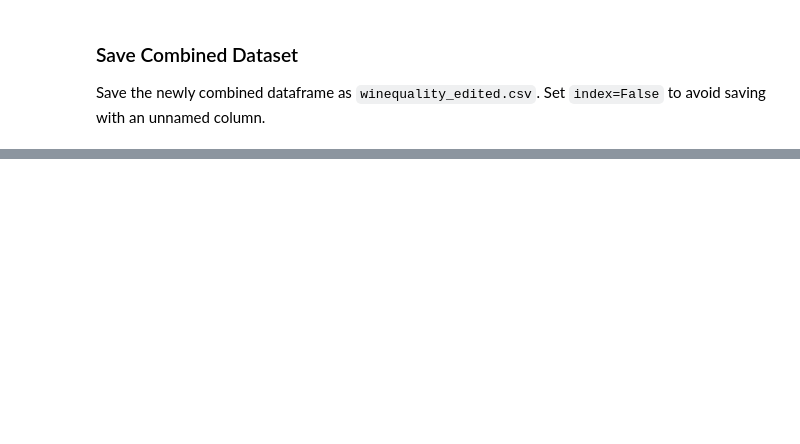
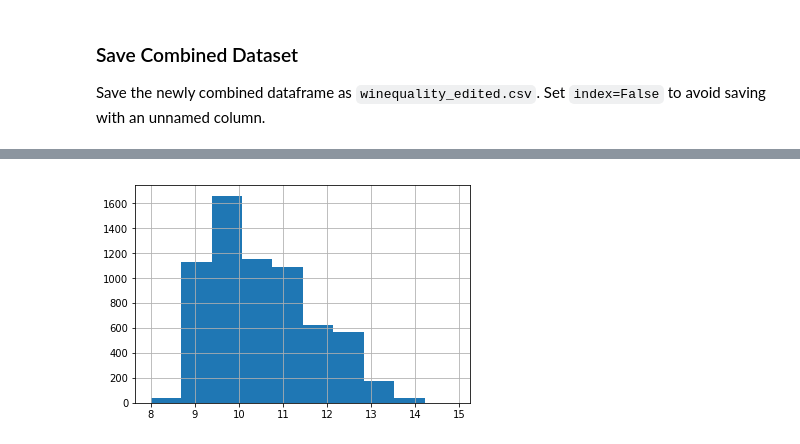
Before and after one commit to emilylauyw/Udacity_DAND_CaseStudy1-Investigate_Wine_Quality_Data_Set, a Jupyter notebook: investigate_wine_quality.ipynb, the cells around one changed output, grey strips where cells are left out. Cells and saved outputs as stored; diff of their text form; code cells hidden in the pictures; blank space fills up the shorter version.

```diff
--- a/investigate_wine_quality.ipynb
+++ b/investigate_wine_quality.ipynb
@@ -173,0 +234,4 @@ wine_df.to_csv('winequality_edited.csv', index=False)
+# %%
+df['alcohol'].hist();
+# %% [output]
+[figure, added]
```
Also changed, not shown: parts of 56 cells of this notebook.
